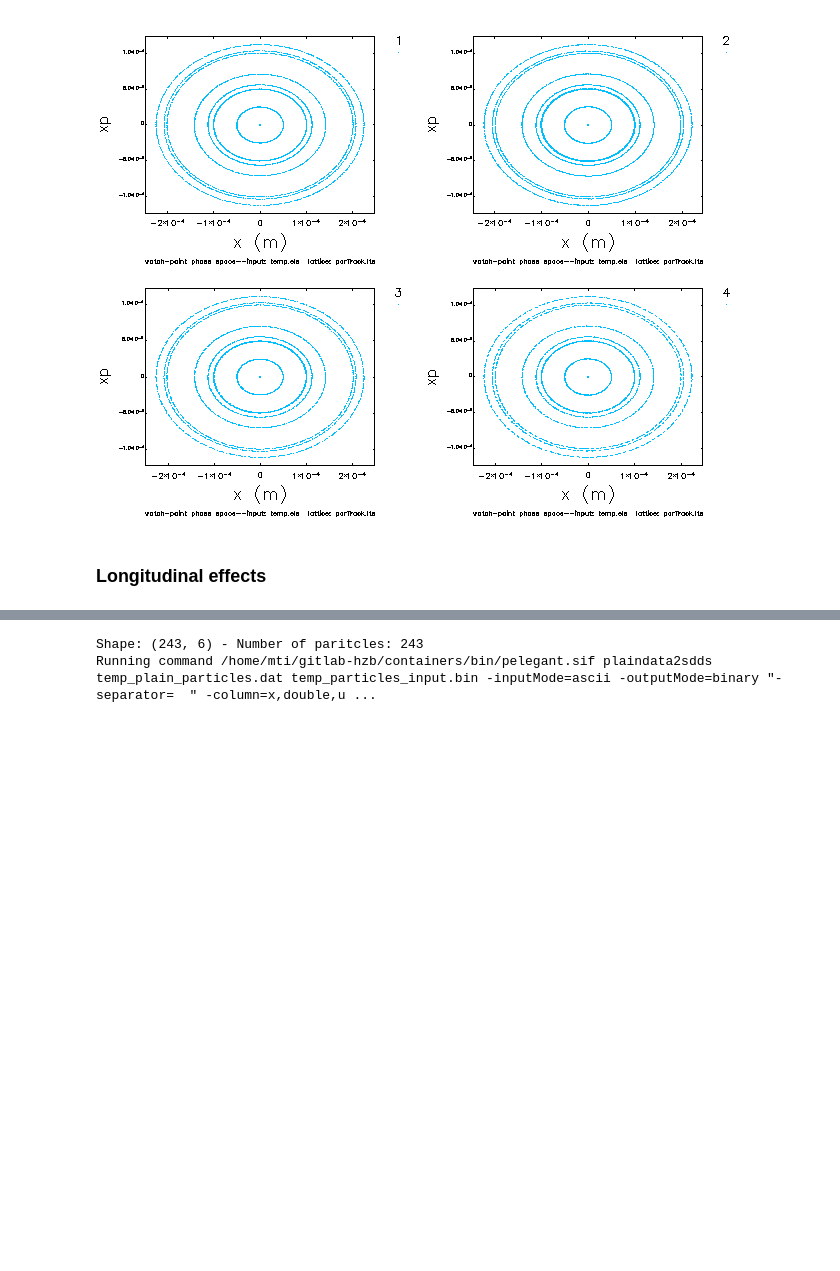
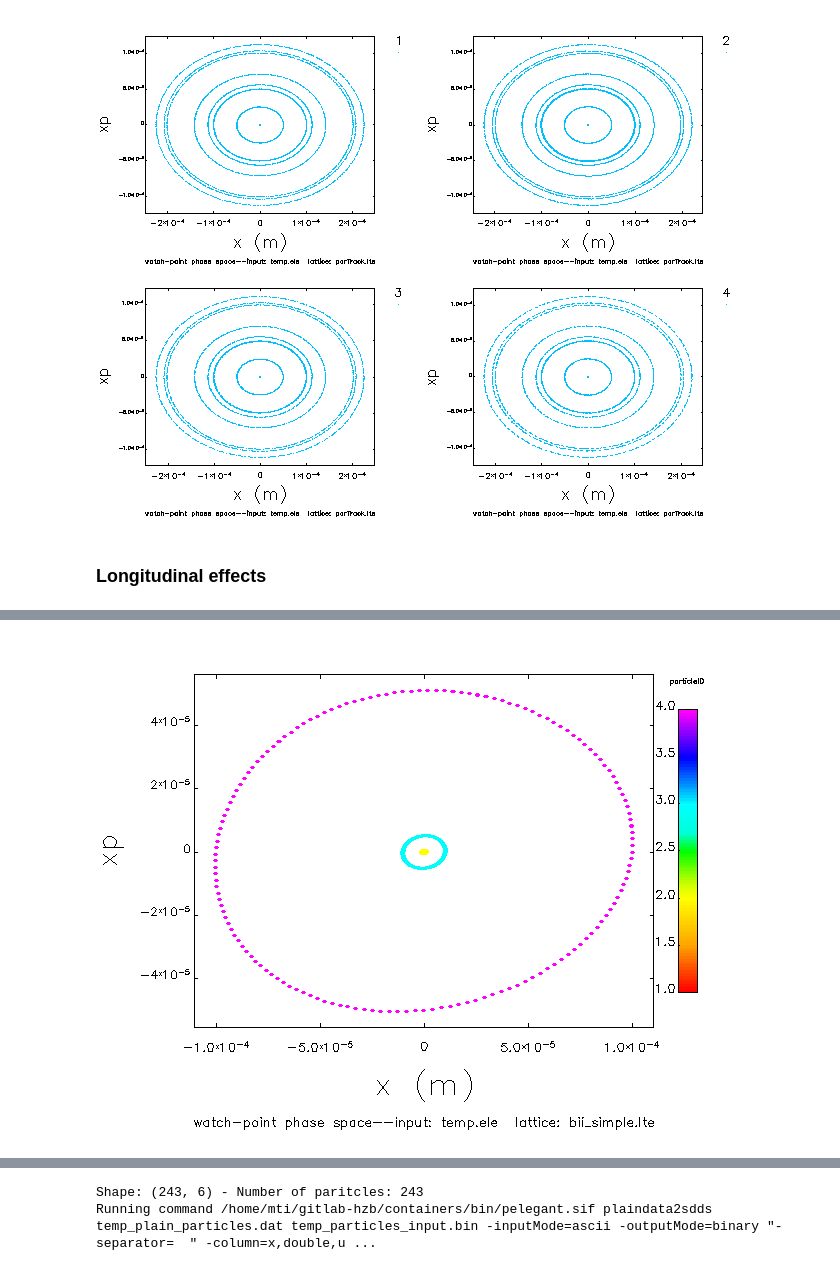
Before and after one commit to tomerten/PyElegantSDDS, a Jupyter notebook: docs/notebook/Tutorial_ElegantRun.ipynb, the cells around one changed output, grey strips where cells are left out. Drawn from its saved outputs; the diff is of its cells as text; code cells hidden in the pictures; blank space fills up the shorter version.

```diff
--- a/docs/notebook/Tutorial_ElegantRun.ipynb
+++ b/docs/notebook/Tutorial_ElegantRun.ipynb
@@ -773,0 +894,4 @@ Image(filename="partrack_varycommand_rect_mode_table_.png")
+# %%
+Image('bii_no_rad_no_rf_long_xpx.png')
+# %% [output]
+[figure, added]
```
Also changed, not shown: parts of 28 cells of this notebook, 25 other files.
